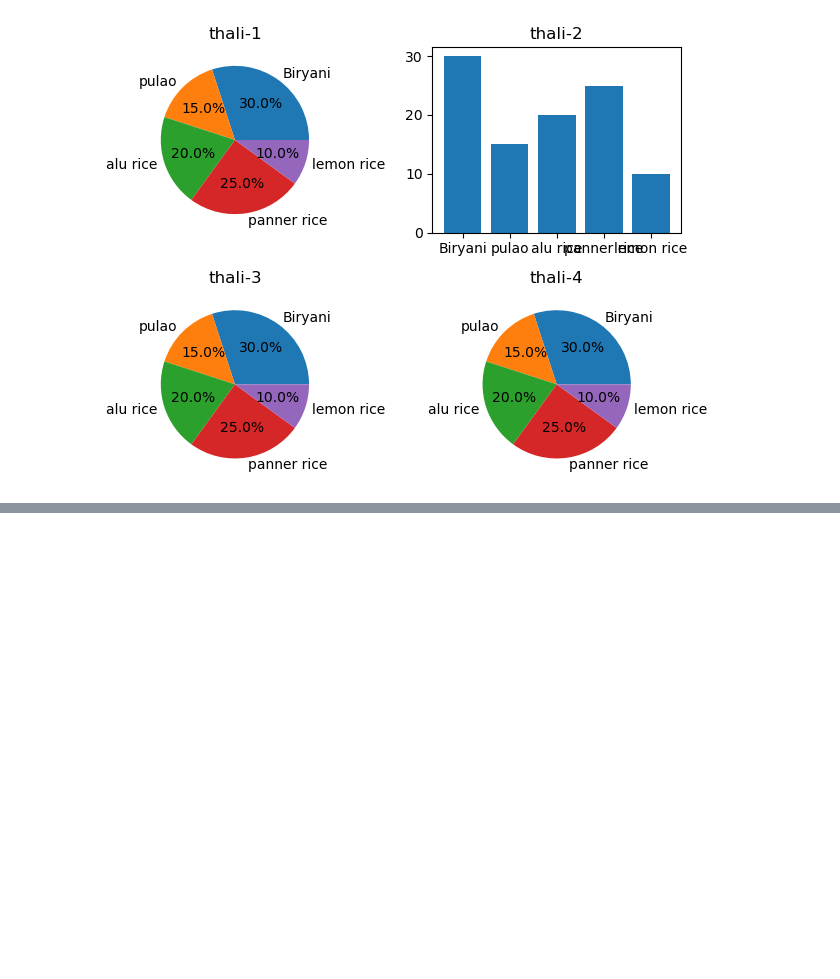
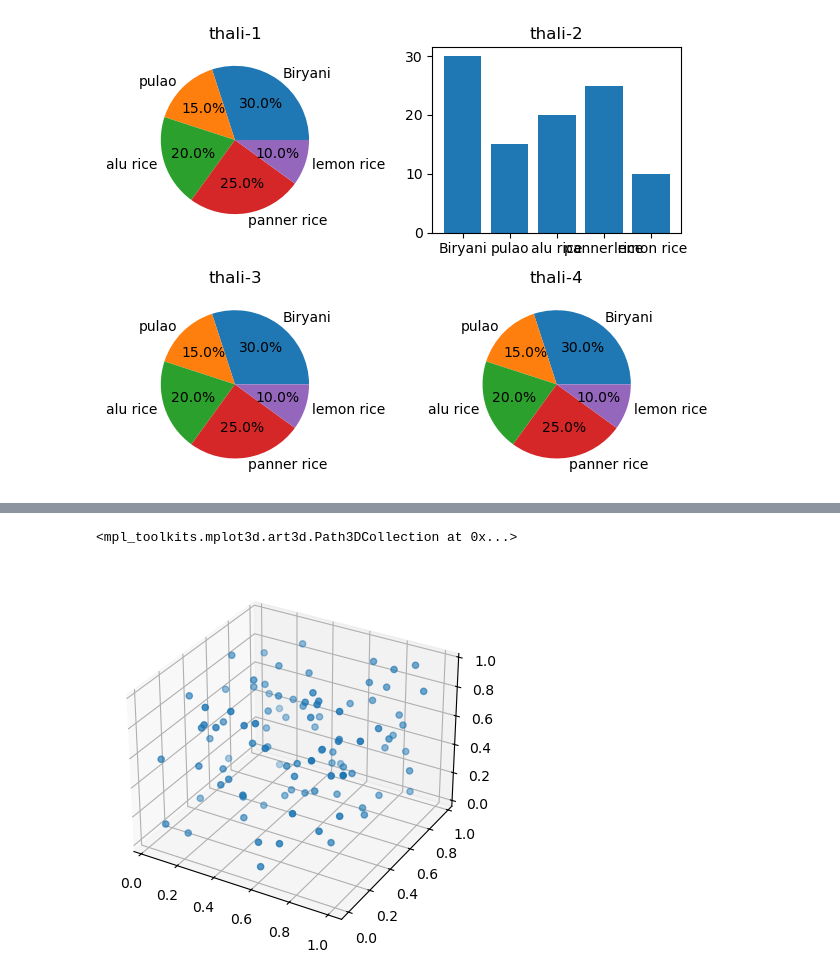
Before and after one commit to Shivacharan16/Data-Analytics-, a Jupyter notebook: Matplotlib.ipynb, the cells around one changed output, grey strips where cells are left out. Cells and saved outputs as stored; diff of their text form; code cells hidden in the pictures; blank space fills up the shorter version.

```diff
--- a/Matplotlib.ipynb
+++ b/Matplotlib.ipynb
@@ -281,0 +303,13 @@ plt.tight_layout()
+# %%
+# 3D scatter plot
+# x,y,z are the coordinates
+# rand() function is generating  100 elements in 3d format
+x,y,z = np.random.rand(3,100)
+
+fig = plt.figure()
+# 1: row, 1: column, 1:1st chart
+ax = fig.add_subplot(111,projection = '3d')
+ax.scatter(x,y,z)  # scatter() function is used  for plotting scatter plot
+# %% [output]
+<mpl_toolkits.mplot3d.art3d.Path3DCollection at 0x...>
+[figure, added]
```
Also changed, not shown: parts of 14 cells of this notebook.
